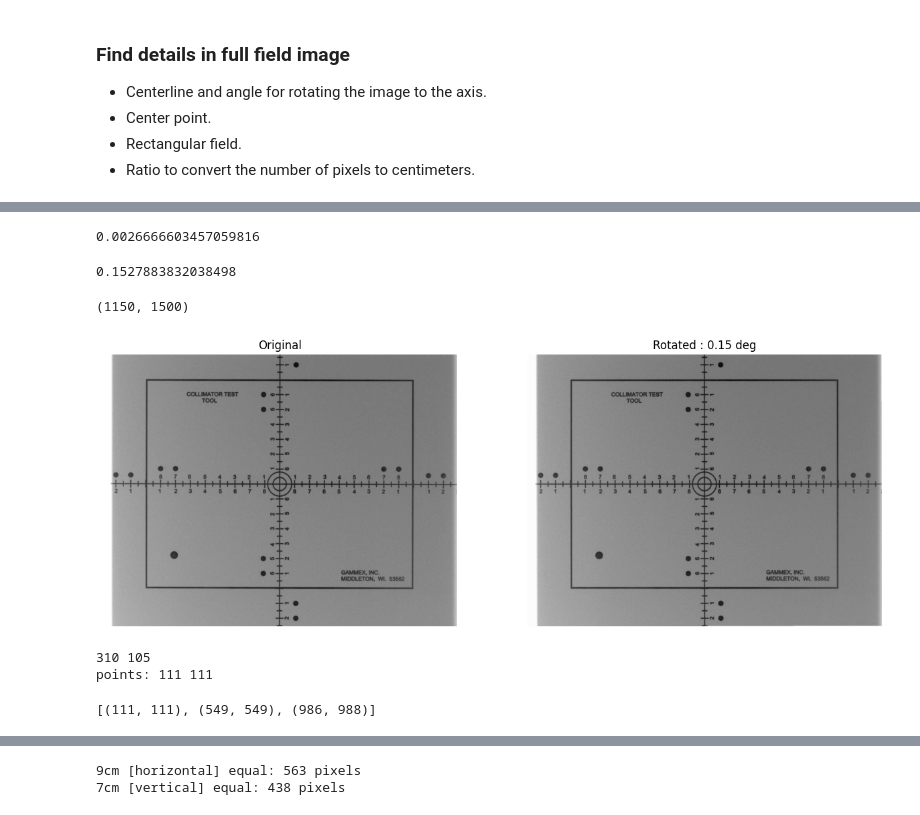
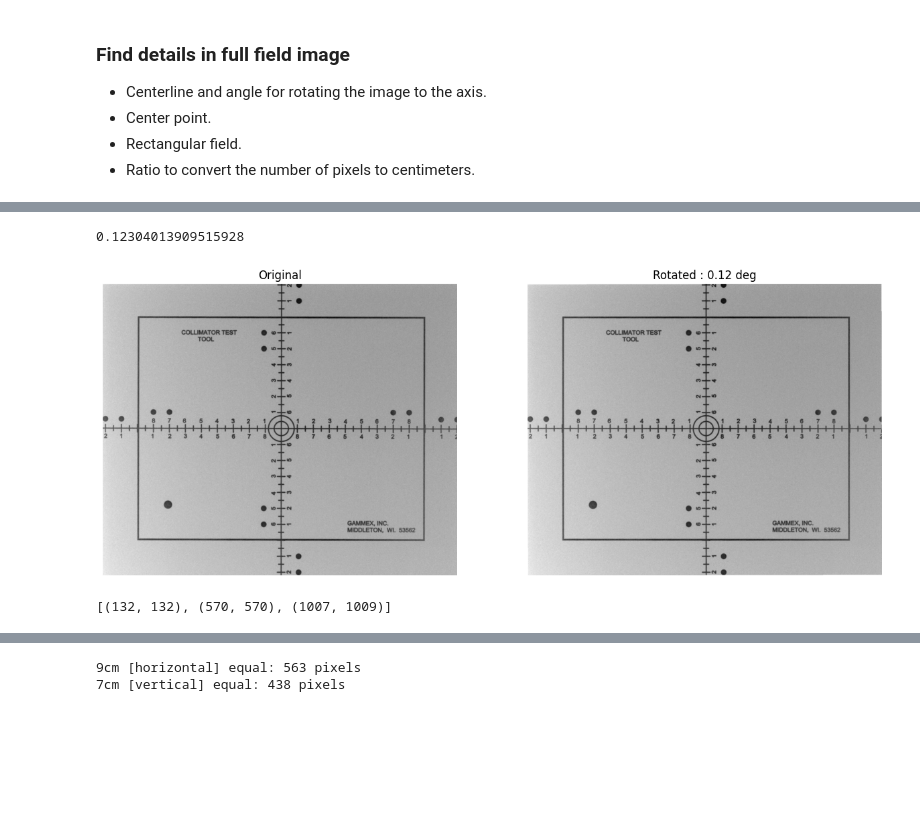
Before and after one commit to NickyAlan/DR-Light-beam-test, a Jupyter notebook: image-processing.ipynb, the cells around one changed output, grey strips where cells are left out. Drawn from its saved outputs; the diff is of its cells as text; code cells hidden in the pictures; blank space fills up the shorter version.

```diff
--- a/image-processing.ipynb
+++ b/image-processing.ipynb
@@ -13,11 +13,13 @@ import matplotlib.pyplot as plt
 # %%
 # dicom_file_path = 'images\DICOMOBJ\'
 dicom_file_path = 'images/DICOMOBJ/9x7-L'
-H, W = (550, 1700), (600, 2100)
+is_rotate = False
 
 # Read the DICOM file
 dicom_data = pydicom.dcmread(dicom_file_path)
-arr = dicom_data.pixel_array[H[0]: H[1], W[0]: W[1]] # crop aspect
+arr = dicom_data.pixel_array
+if is_rotate :
+    arr = ndimage.rotate(arr, 90)
 h, w = arr.shape
 h, w
 # %% [output]
@@ -32,0 +42,7 @@ display(arr)
+# %%
+# assume crop if each size > 2,000 (not crop yet)
+h, w = arr.shape
+p = 0.24 # experimental number
+if (h*w) > (2000**2) :
+    arr = arr[int(h*p): int(h*(1-p)), int(w*p): int(w*(1-p))]
+    h, w = arr.shape
@@ -141,25 +160,22 @@ def find_theta(w, y1, y2) :
 theta_d = find_theta(w, y1, y2)
 theta_d
 # %% [output]
-0.0026666603457059816
+0.12304013909515928
-0.1527883832038498
-# %%
-rotate_img.shape
-# %% [output]
-(1150, 1500)
 # %%
+# CCW rotate
 rotate_img = ndimage.rotate(arr, theta_d, reshape=False, cval=arr.max())
+h, w = rotate_img.shape
 
 plt.figure(figsize=(15, 7))
 plt.subplot(1, 2, 1)
 plt.title("Original")
 display(arr)
 
 plt.subplot(1, 2, 2)
 plt.title(f"Rotated : {theta_d:.2f} deg")
 display(rotate_img)
 # %% [output]
-[figure, old version]
+[figure, new version]
 # %%
 #find horizontal lines[y-axis]
 def find_horizontal_line(arr: np.array):
@@ -196,9 +210,7 @@ def find_horizontal_line(arr: np.array):
 ypoints, r = find_horizontal_line(rotate_img)
 ypoints
 # %% [output]
-310 105
-points: 111 111
+[(132, 132), (570, 570), (1007, 1009)]
-[(111, 111), (549, 549), (986, 988)]
 # %%
 for idx in range(len(ypoints)) :
     draw_line(rotate_img, 0, ypoints[idx][0], w, ypoints[idx][1])
```
Also changed, not shown: parts of 42 cells of this notebook.
